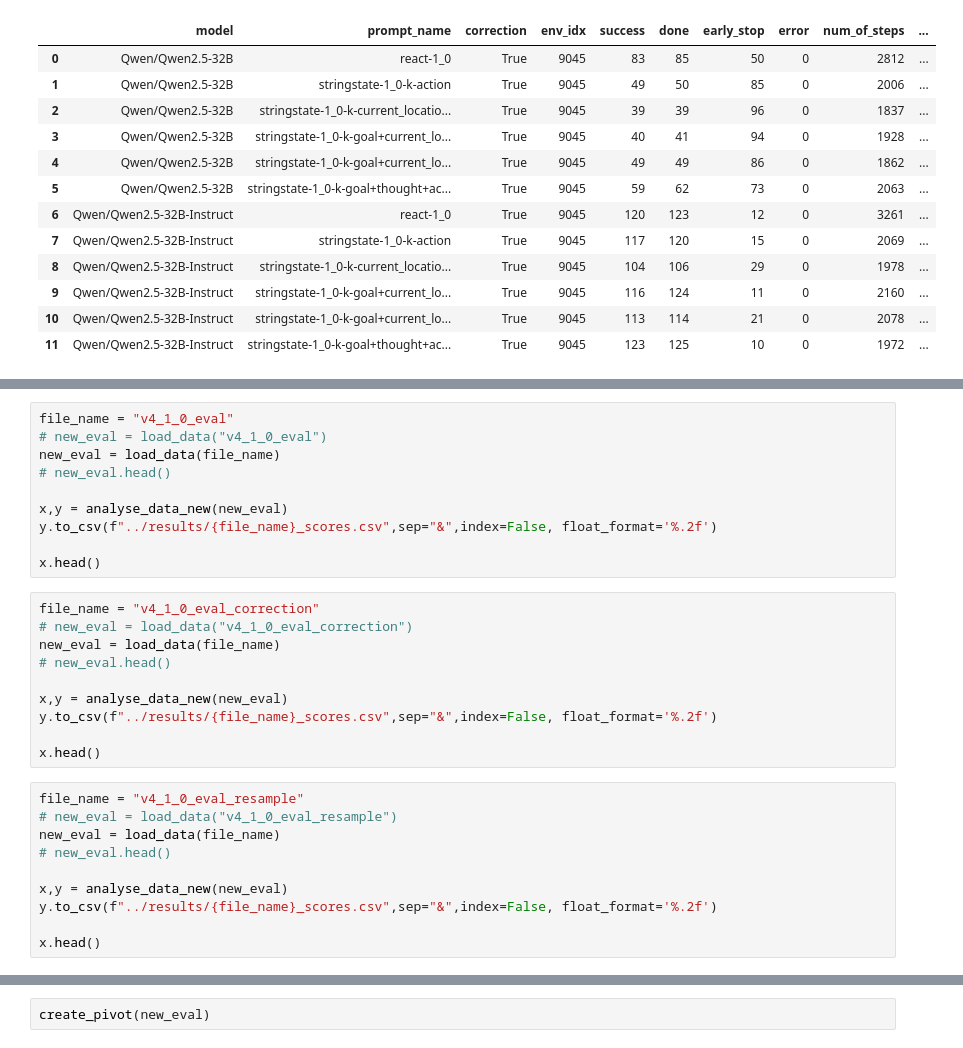
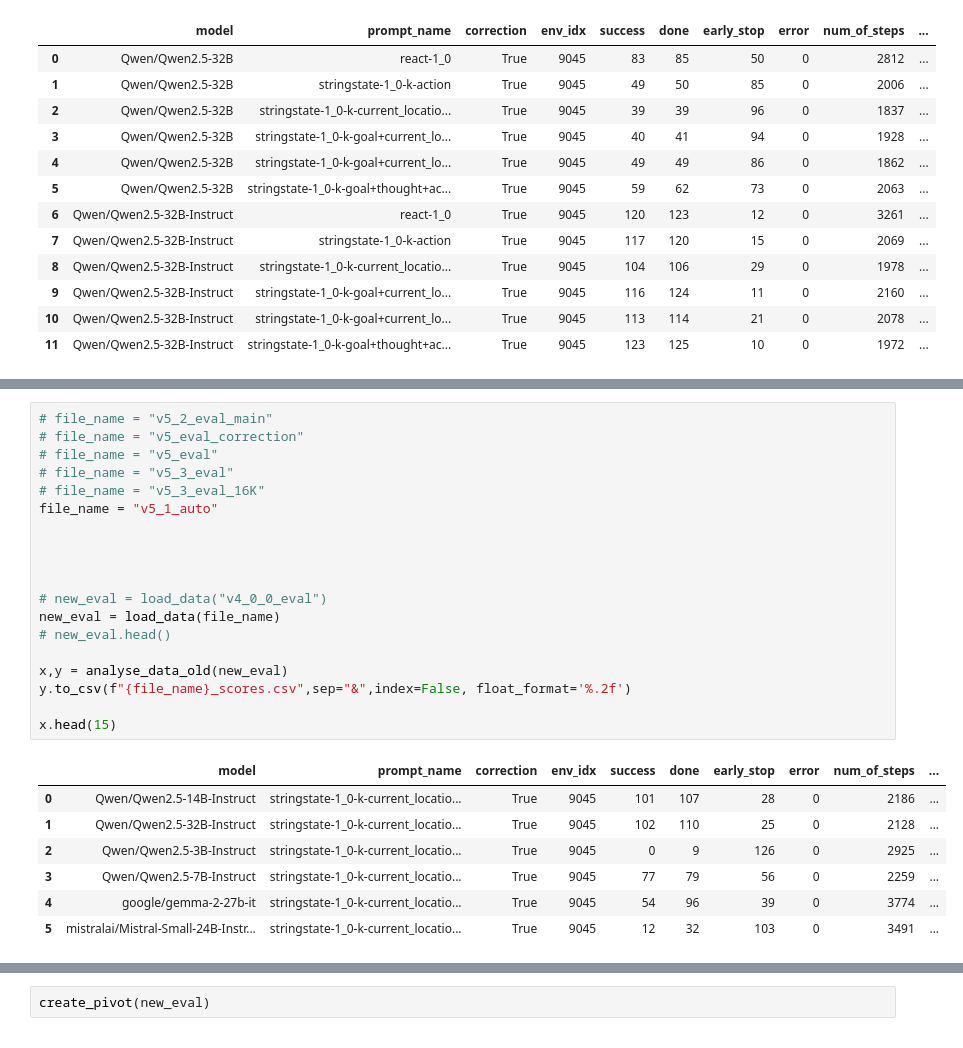
Before and after one commit to ai-nikolai/StateAct, a Jupyter notebook: alfworld_runs/analysis_alfworld_eval_notebook.ipynb, the cells around one changed output, grey strips where cells are left out. Saved outputs shown, nothing was run; the diff lists cells and outputs as text.

```diff
--- a/alfworld_runs/analysis_alfworld_eval_notebook.ipynb
+++ b/alfworld_runs/analysis_alfworld_eval_notebook.ipynb
@@ -301,30 +306,27 @@ x.head(15)
 # %%
-file_name = "v4_1_0_eval"
-# new_eval = load_data("v4_1_0_eval")
+# file_name = "v5_2_eval_main"
+# file_name = "v5_eval_correction"
+# file_name = "v5_eval"
+# file_name = "v5_3_eval"
+# file_name = "v5_3_eval_16K"
+file_name = "v5_1_auto"
+
+
+
+
+# new_eval = load_data("v4_0_0_eval")
 new_eval = load_data(file_name)
 # new_eval.head()
 
-x,y = analyse_data_new(new_eval)
-y.to_csv(f"../results/{file_name}_scores.csv",sep="&",index=False, float_format='%.2f')
+x,y = analyse_data_old(new_eval)
+y.to_csv(f"{file_name}_scores.csv",sep="&",index=False, float_format='%.2f')
 
-x.head()
+x.head(15)
+# %% [output]
+|  | model | prompt_name | correction | env_idx | success | done | early_stop | error | num_of_steps | ... |
+| 0 | Qwen/Qwen2.5-14B-Instruct | stringstate-1_0-k-current_locatio... | True | 9045 | 101 | 107 | 28 | 0 | 2186 | ... |
+| 1 | Qwen/Qwen2.5-32B-Instruct | stringstate-1_0-k-current_locatio... | True | 9045 | 102 | 110 | 25 | 0 | 2128 | ... |
+| 2 | Qwen/Qwen2.5-3B-Instruct | stringstate-1_0-k-current_locatio... | True | 9045 | 0 | 9 | 126 | 0 | 2925 | ... |
+| 3 | Qwen/Qwen2.5-7B-Instruct | stringstate-1_0-k-current_locatio... | True | 9045 | 77 | 79 | 56 | 0 | 2259 | ... |
+| 4 | google/gemma-2-27b-it | stringstate-1_0-k-current_locatio... | True | 9045 | 54 | 96 | 39 | 0 | 3774 | ... |
+| 5 | mistralai/Mistral-Small-24B-Instr... | stringstate-1_0-k-current_locatio... | True | 9045 | 12 | 32 | 103 | 0 | 3491 | ... |
-# %%
-file_name = "v4_1_0_eval_correction"
-# new_eval = load_data("v4_1_0_eval_correction")
-new_eval = load_data(file_name)
-# new_eval.head()
-
-x,y = analyse_data_new(new_eval)
-y.to_csv(f"../results/{file_name}_scores.csv",sep="&",index=False, float_format='%.2f')
-
-x.head()
-# %%
-file_name = "v4_1_0_eval_resample"
-# new_eval = load_data("v4_1_0_eval_resample")
-new_eval = load_data(file_name)
-# new_eval.head()
-
-x,y = analyse_data_new(new_eval)
-y.to_csv(f"../results/{file_name}_scores.csv",sep="&",index=False, float_format='%.2f')
-
-x.head()
```
Also changed, not shown: parts of 25 cells of this notebook, 2 other files.
